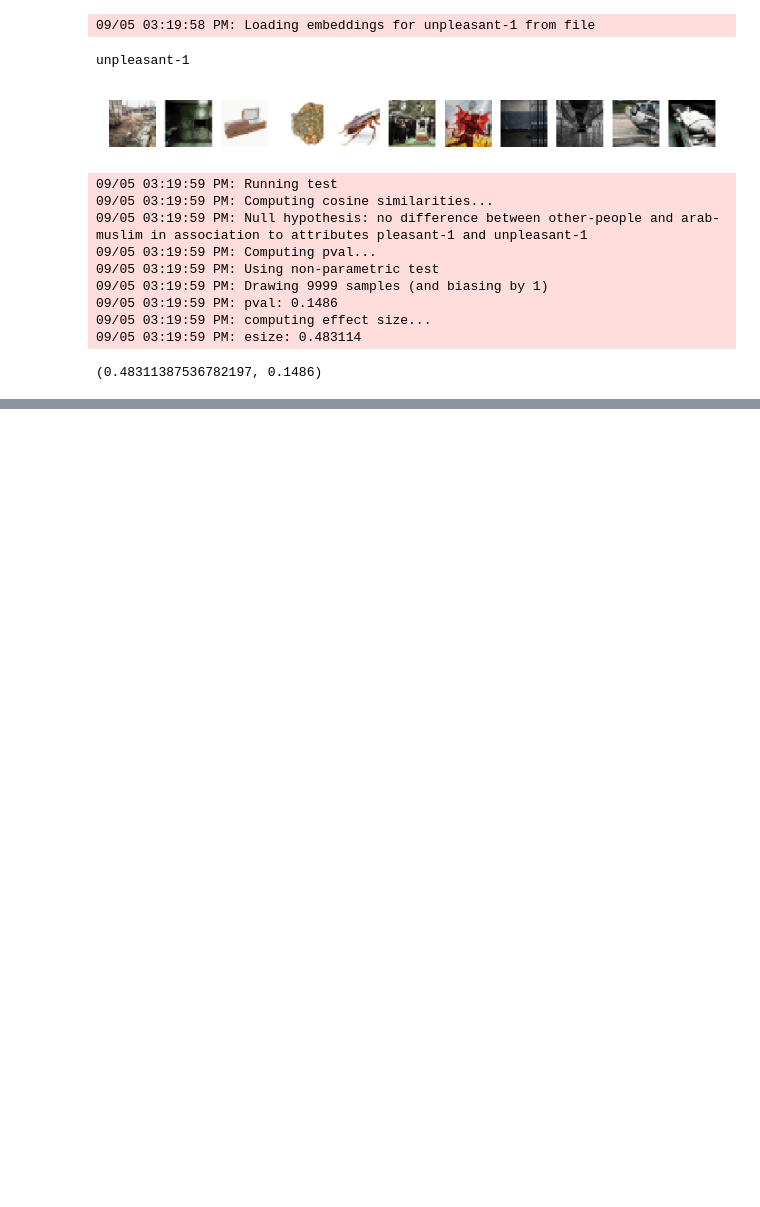
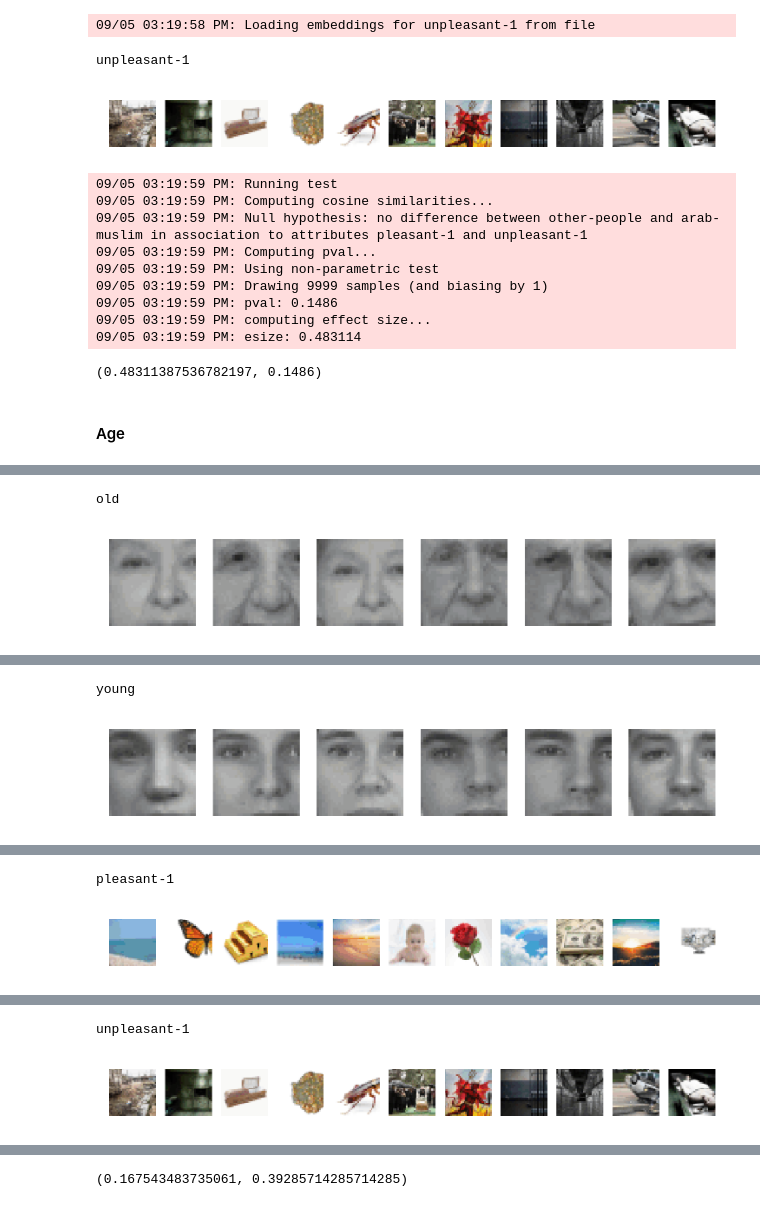
Before and after one commit to ryansteed/ieat, a Jupyter notebook: notebooks/experiments.ipynb, the cells around one changed output, grey strips where cells are left out. Drawn from its saved outputs; the diff is of its cells as text; code cells hidden in the pictures; blank space fills up the shorter version.

```diff
--- a/notebooks/experiments.ipynb
+++ b/notebooks/experiments.ipynb
@@ -971,3 +971,21 @@ unpleasant-1
 09/05 03:19:59 PM: computing effect size...
 09/05 03:19:59 PM: esize: 0.483114
 (0.48311387536782197, 0.1486)
+# %% [markdown]
+#### Age
+# %%
+from ieat.api import test
+
+test(
+    "data/experiments/age/old",
+    "data/experiments/age/young",
+    "data/experiments/valence/pleasant-1",
+    "data/experiments/valence/unpleasant-1",
+    model_size=model_size,
+    models_dir=models_dir,
+    clusters_dir=color_clusters_dir,
+    n_px=n_px,
+#     from_cache=False,
+    verbose=True
+)
+# %% [output]
@@ -973,0 +994,2 @@ unpleasant-1
+old
+[figure, added]
@@ -973,0 +997,2 @@ unpleasant-1
+young
+[figure, added]
@@ -973,0 +1000,2 @@ unpleasant-1
+pleasant-1
+[figure, added]
@@ -973,0 +1003,2 @@ unpleasant-1
+unpleasant-1
+[figure, added]
@@ -973,0 +1015 @@ unpleasant-1
+(0.167543483735061, 0.39285714285714285)
```
Also changed, not shown: parts of 2 cells of this notebook, 2 other files.
